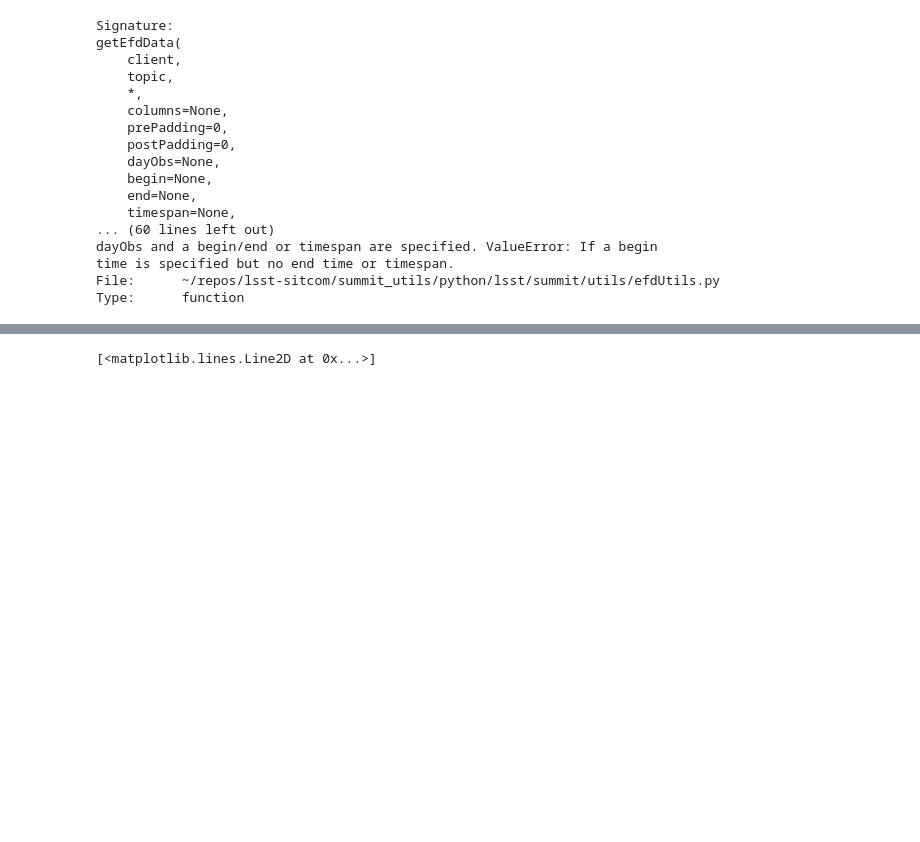
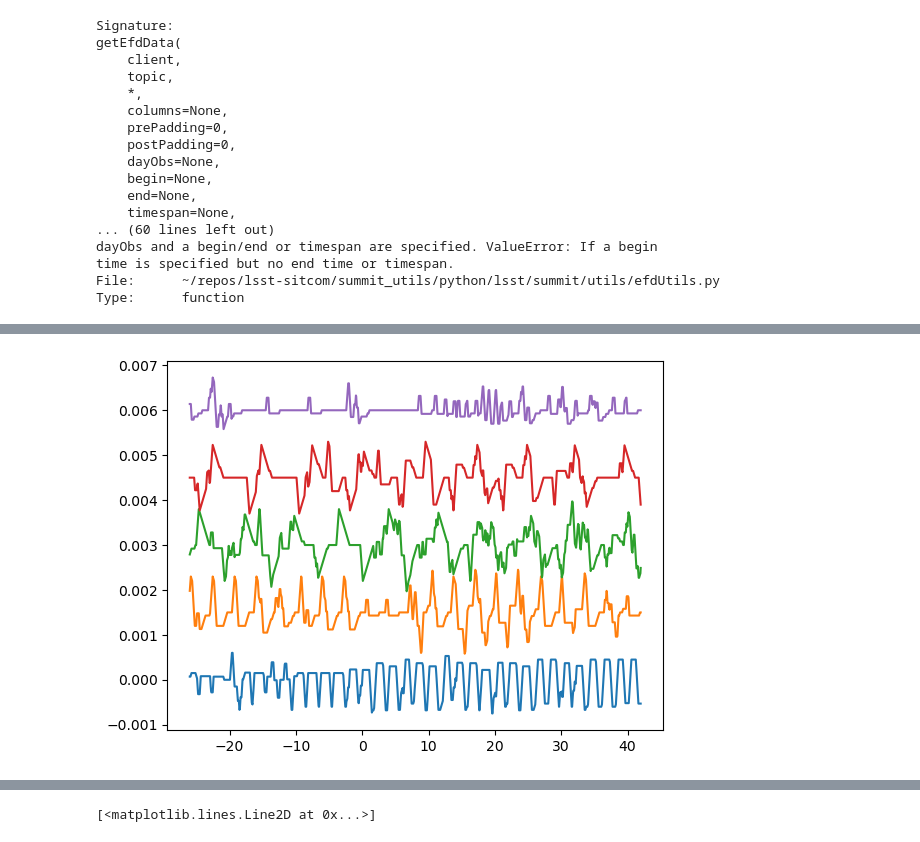
Before and after one commit to psferguson/psferguson_sitcom, a Jupyter notebook: projects/m1m3/hp_oscillations_during_slew/notebooks/decay_oscilation_fft.ipynb, the cells around one changed output, grey strips where cells are left out. Cells and saved outputs as stored; diff of their text form; code cells hidden in the pictures; blank space fills up the shorter version.

```diff
--- a/projects/m1m3/hp_oscillations_during_slew/notebooks/decay_oscilation_fft.ipynb
+++ b/projects/m1m3/hp_oscillations_during_slew/notebooks/decay_oscilation_fft.ipynb
@@ -77,0 +160,6 @@ df_m1m3_hp_0=getEfdData(client,"lsst.sal.MTM1M3.hardpointActuatorData",
+# %%
+for i in np.arange(5):
+    plt.plot(df_m1m3_hmd["private_efdStamp"] - df_m1m3_hmd["private_efdStamp"][0] - 28,
+             df_m1m3_hmd[f"displacementLVDT{i}"].rolling(20).mean()- df_m1m3_hmd[f"displacementLVDT{i}"].rolling(100).mean() + i *0.0015)
+# %% [output]
+[figure, added]
```
Also changed, not shown: parts of 10 cells of this notebook, 4 other files.
